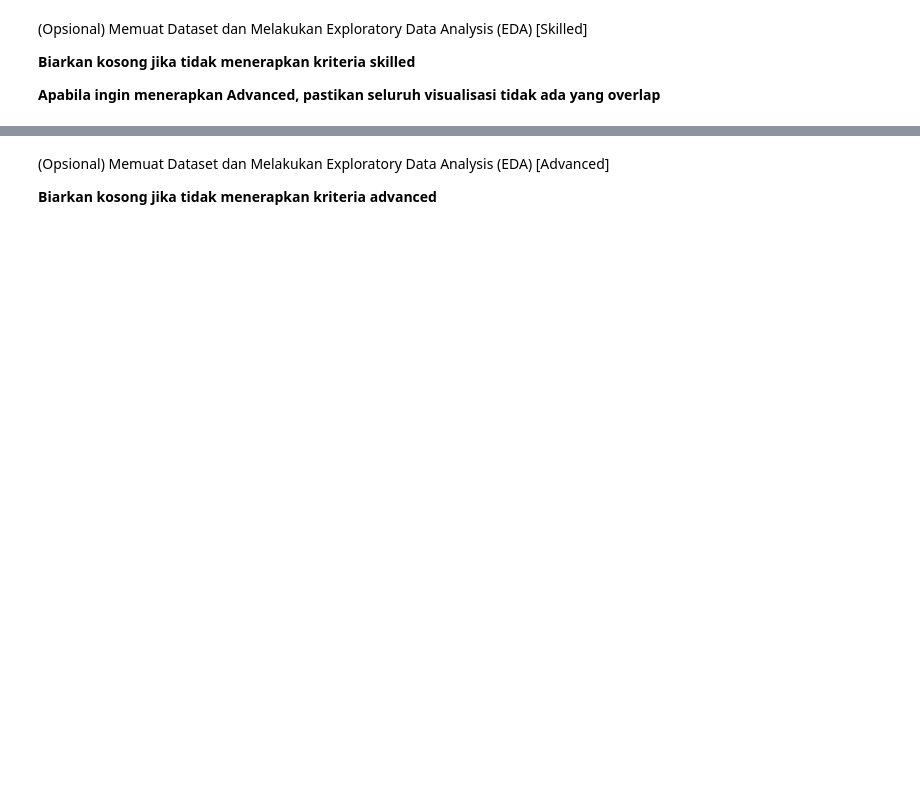
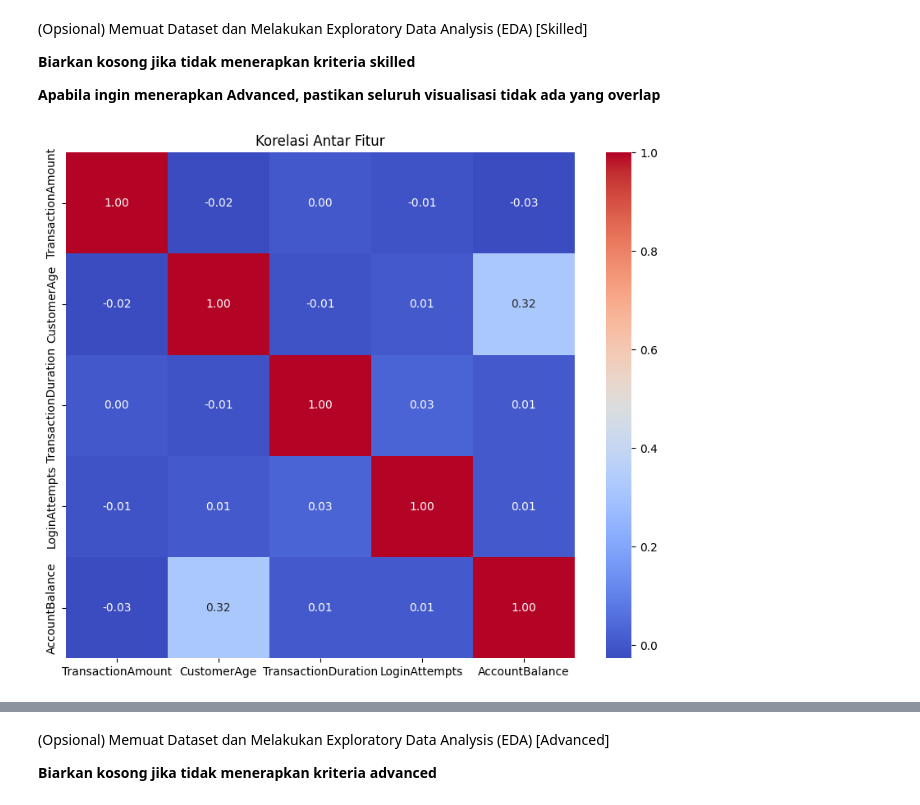
Before and after one commit to AndhikaKusumaW/Asah, a Jupyter notebook: [Clustering]_Submission_Akhir_BMLP_Andhika_Kusuma_Wardana.ipynb, the cells around one changed output, grey strips where cells are left out. Drawn from its saved outputs; the diff is of its cells as text; code cells hidden in the pictures; blank space fills up the shorter version.

```diff
--- a/[Clustering]_Submission_Akhir_BMLP_Andhika_Kusuma_Wardana.ipynb
+++ b/[Clustering]_Submission_Akhir_BMLP_Andhika_Kusuma_Wardana.ipynb
@@ -71,2 +78,6 @@ Kriteria 1 akan diterima ketika Anda menggunakan fungsi yang diminta tanpa menam
+# %%
+# Load
+url='https://drive.google.com/uc?id=1gnLO9qvEPqv1uBt1928AcsCmdvzqjC5m'
+df = pd.read_csv(url)
 # %%
 # Tampilkan 5 baris pertama dengan function head.
@@ -85,2 +132,10 @@ Kriteria 1 akan diterima ketika Anda menggunakan fungsi yang diminta tanpa menam
+# %%
+# Menampilkan korelasi antar fitur (Opsional Skilled 1)
+plt.figure(figsize=(10, 8))
+sns.heatmap(df.corr(numeric_only=True), annot=True, cmap='coolwarm', fmt='.2f')
+plt.title('Korelasi Antar Fitur')
+plt.show()
+# %% [output]
+[figure, added]
 # %%
 # Menampilkan histogram untuk semua kolom numerik (Opsional Skilled 1)
```
Also changed, not shown: parts of 14 cells of this notebook.
